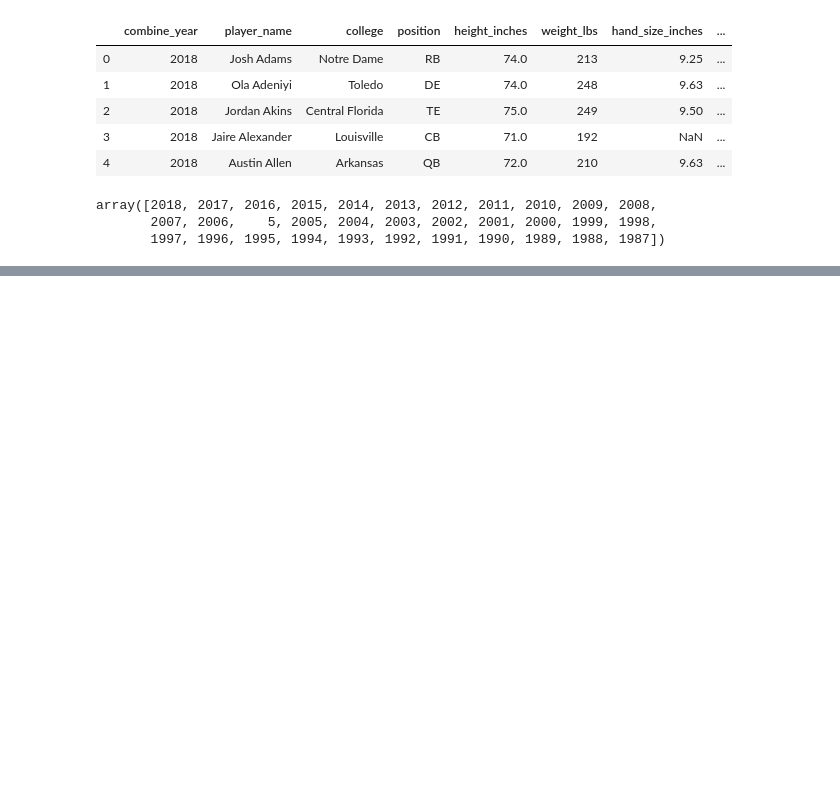
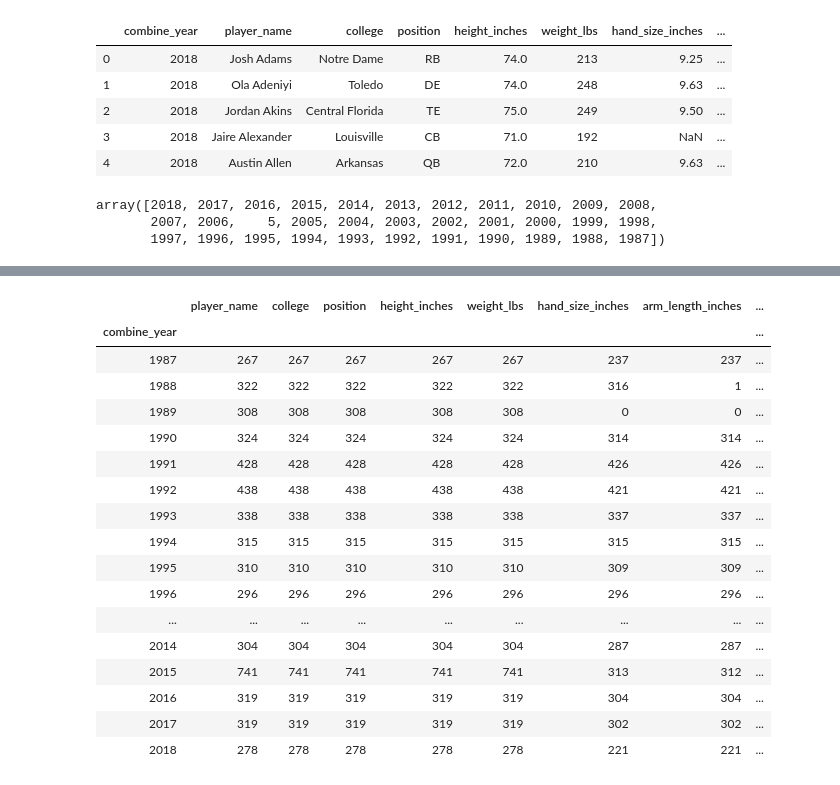
Before and after one commit to michaelpallante/nfl_combine_classification_modeling, a Jupyter notebook: notebooks/nfl_combine_data_cleaning.ipynb, the cells around one changed output, grey strips where cells are left out. Saved outputs shown, nothing was run; the diff lists cells and outputs as text; code cells hidden in the pictures; blank space fills up the shorter version.

```diff
--- a/notebooks/nfl_combine_data_cleaning.ipynb
+++ b/notebooks/nfl_combine_data_cleaning.ipynb
@@ -74,0 +74,21 @@ combine.loc[combine.combine_year == 5]
+# %%
+combine.groupby('combine_year').count()
+# %% [output]
+|  | player_name | college | position | height_inches | weight_lbs | hand_size_inches | arm_length_inches | ... |
+| combine_year |  |  |  |  |  |  |  | ... |
+| 1987 | 267 | 267 | 267 | 267 | 267 | 237 | 237 | ... |
+| 1988 | 322 | 322 | 322 | 322 | 322 | 316 | 1 | ... |
+| 1989 | 308 | 308 | 308 | 308 | 308 | 0 | 0 | ... |
+| 1990 | 324 | 324 | 324 | 324 | 324 | 314 | 314 | ... |
+| 1991 | 428 | 428 | 428 | 428 | 428 | 426 | 426 | ... |
+| 1992 | 438 | 438 | 438 | 438 | 438 | 421 | 421 | ... |
+| 1993 | 338 | 338 | 338 | 338 | 338 | 337 | 337 | ... |
+| 1994 | 315 | 315 | 315 | 315 | 315 | 315 | 315 | ... |
+| 1995 | 310 | 310 | 310 | 310 | 310 | 309 | 309 | ... |
+| 1996 | 296 | 296 | 296 | 296 | 296 | 296 | 296 | ... |
+| ... | ... | ... | ... | ... | ... | ... | ... | ... |
+| 2014 | 304 | 304 | 304 | 304 | 304 | 287 | 287 | ... |
+| 2015 | 741 | 741 | 741 | 741 | 741 | 313 | 312 | ... |
+| 2016 | 319 | 319 | 319 | 319 | 319 | 304 | 304 | ... |
+| 2017 | 319 | 319 | 319 | 319 | 319 | 302 | 302 | ... |
+| 2018 | 278 | 278 | 278 | 278 | 278 | 221 | 221 | ... |
```
Also changed, not shown: parts of 5 cells of this notebook.
